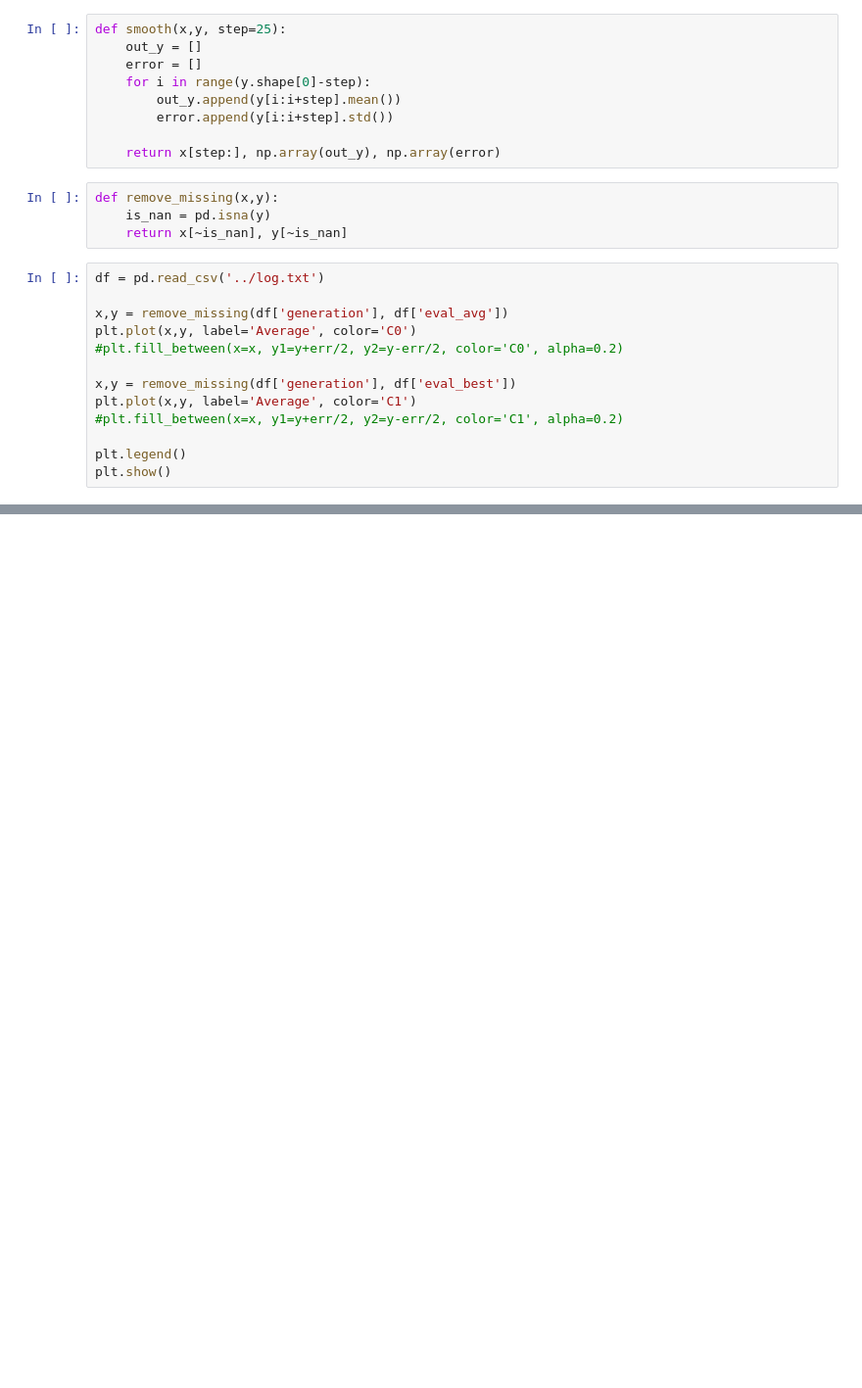
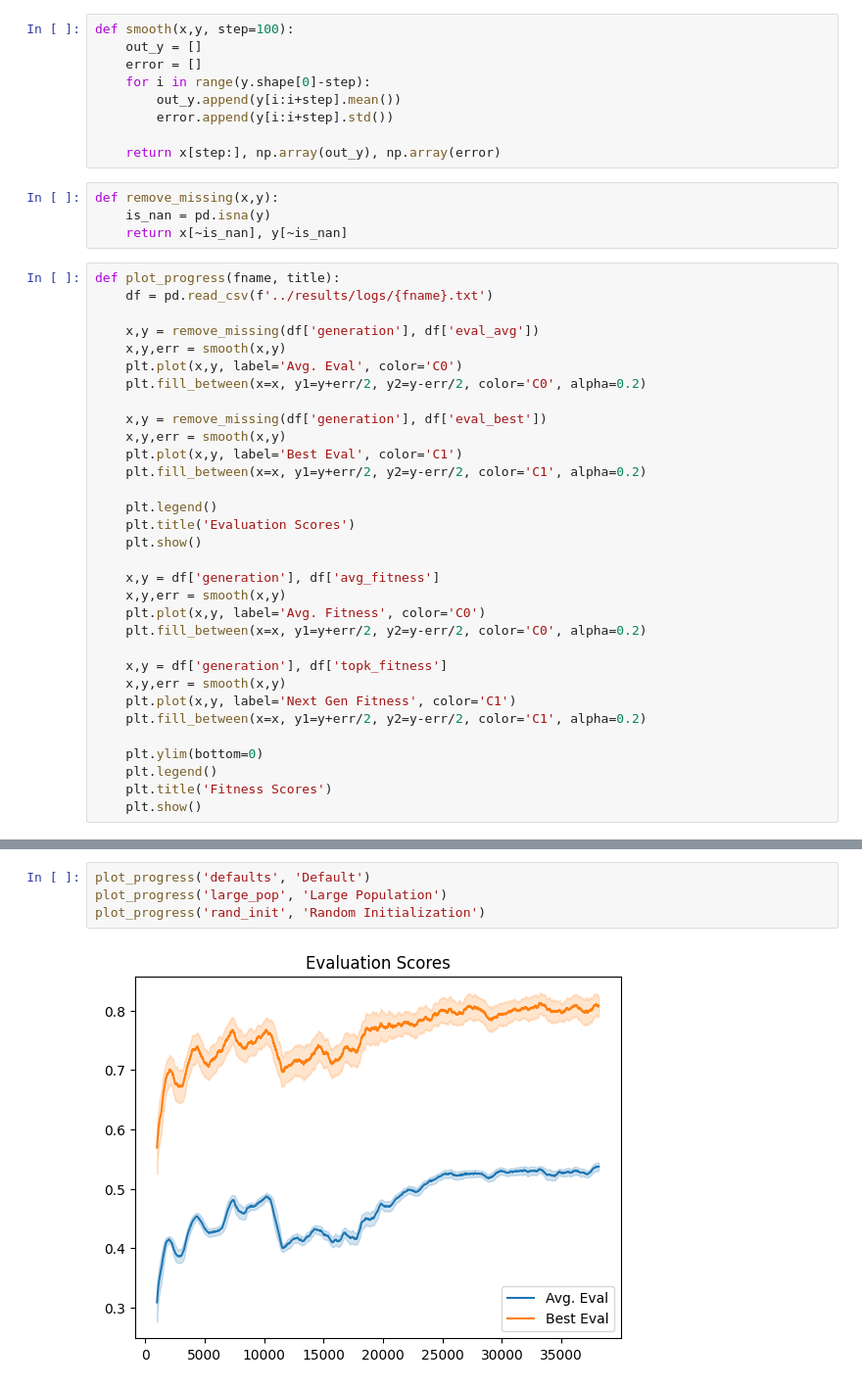
Before and after one commit to zazyzaya/SwarmDynamics, a Jupyter notebook: notebooks/training_progress.ipynb, the cells around one changed output, grey strips where cells are left out. Shown at 98% size. Drawn from its saved outputs; the diff is of its cells as text; blank space fills up the shorter version.

Commit message:
Results from first training round

```diff
--- a/notebooks/training_progress.ipynb
+++ b/notebooks/training_progress.ipynb
@@ -3,7 +3,7 @@ import matplotlib.pyplot as plt
 import pandas as pd
 import numpy as np
 # %%
-def smooth(x,y, step=25):
+def smooth(x,y, step=100):
     out_y = []
     error = []
     for i in range(y.shape[0]-step):
@@ -16,15 +16,34 @@ def remove_missing(x,y):
     is_nan = pd.isna(y)
     return x[~is_nan], y[~is_nan]
 # %%
-df = pd.read_csv('../log.txt')
+def plot_progress(fname, title):
+    df = pd.read_csv(f'../results/logs/{fname}.txt')
 
-x,y = remove_missing(df['generation'], df['eval_avg'])
-plt.plot(x,y, label='Average', color='C0')
-#plt.fill_between(x=x, y1=y+err/2, y2=y-err/2, color='C0', alpha=0.2)
+    x,y = remove_missing(df['generation'], df['eval_avg'])
+    x,y,err = smooth(x,y)
+    plt.plot(x,y, label='Avg. Eval', color='C0')
+    plt.fill_between(x=x, y1=y+err/2, y2=y-err/2, color='C0', alpha=0.2)
 
-x,y = remove_missing(df['generation'], df['eval_best'])
-plt.plot(x,y, label='Average', color='C1')
-#plt.fill_between(x=x, y1=y+err/2, y2=y-err/2, color='C1', alpha=0.2)
+    x,y = remove_missing(df['generation'], df['eval_best'])
+    x,y,err = smooth(x,y)
+    plt.plot(x,y, label='Best Eval', color='C1')
+    plt.fill_between(x=x, y1=y+err/2, y2=y-err/2, color='C1', alpha=0.2)
 
-plt.legend()
-plt.show()
+    plt.legend()
+    plt.title('Evaluation Scores')
+    plt.show()
+
+    x,y = df['generation'], df['avg_fitness']
+    x,y,err = smooth(x,y)
+    plt.plot(x,y, label='Avg. Fitness', color='C0')
+    plt.fill_between(x=x, y1=y+err/2, y2=y-err/2, color='C0', alpha=0.2)
+
+    x,y = df['generation'], df['topk_fitness']
+    x,y,err = smooth(x,y)
+    plt.plot(x,y, label='Next Gen Fitness', color='C1')
+    plt.fill_between(x=x, y1=y+err/2, y2=y-err/2, color='C1', alpha=0.2)
+
+    plt.ylim(bottom=0)
+    plt.legend()
+    plt.title('Fitness Scores')
+    plt.show()
@@ -32,0 +50,6 @@ plt.show()
+# %%
+plot_progress('defaults', 'Default')
+plot_progress('large_pop', 'Large Population')
+plot_progress('rand_init', 'Random Initialization')
+# %% [output]
+[figure, added]
```
Also changed, not shown: parts of 2 cells of this notebook, 14 other files.
